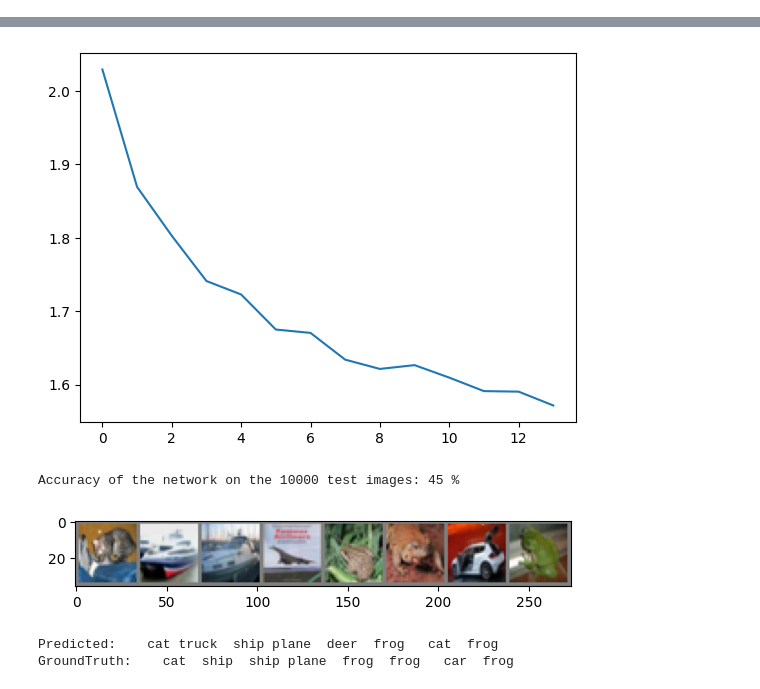
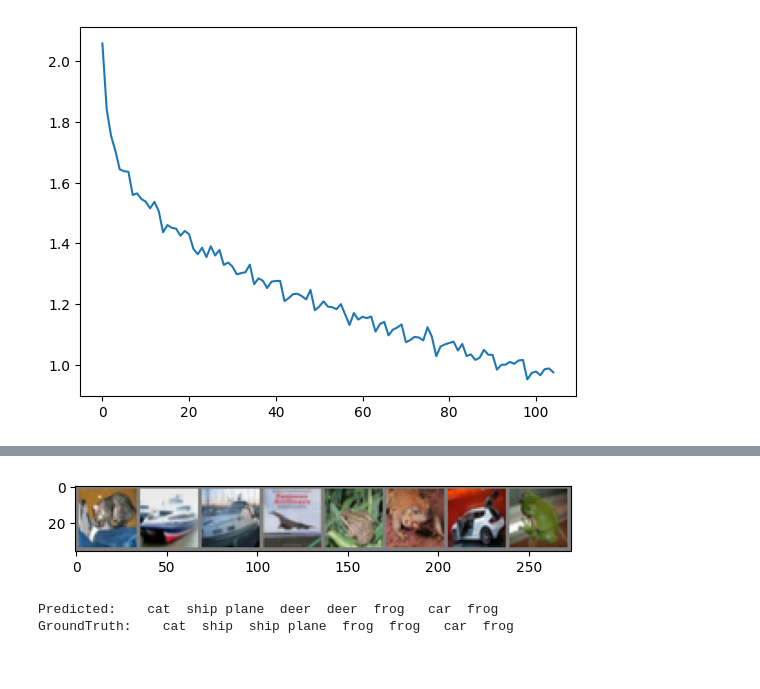
Before and after one commit to krjohnn/LU-DM-26m, a Jupyter notebook: MD2/CIFARmd2AB.ipynb, the cells around one changed output, grey strips where cells are left out. Drawn from its saved outputs; the diff is of its cells as text; code cells hidden in the pictures.

```diff
--- a/MD2/CIFARmd2AB.ipynb
+++ b/MD2/CIFARmd2AB.ipynb
@@ -33,18 +33,42 @@ class Net1(nn.Module):
 
 # Define a Non-linear Fully-Connected Neural Network with Dropout
 class Net2(nn.Module):
+    # (ADDED: MD2)
     def __init__(self):
         super(Net2, self).__init__()
-        self.fc1 = nn.Linear(3*32*32, 120)
-        self.dropout = nn.Dropout(0.1)
-        self.fc2 = nn.Linear(120, 10)
+        # First layer: 3072 in -> 512 out
+        self.fc1 = nn.Linear(3*32*32, 512)
+        self.dropout1 = nn.Dropout(0.1)
+
+        # Middle layer: 512 in -> 128 out
+        self.fc2 = nn.Linear(512, 128)
+        self.dropout2 = nn.Dropout(0.1)
+
+        # Final output layer: 128 in -> 10 out (for the 10 classes)
+        self.fc3 = nn.Linear(128, 10)
 
     def forward(self, x):
         x = x.view(-1, 3*32*32)
         x = F.relu(self.fc1(x))
-        x = self.dropout(x)
-        x = self.fc2(x)
+        x = self.dropout1(x)
+        x = F.relu(self.fc2(x)) # Activation function for the new middle layer
+        x = self.dropout2(x)
+        x = self.fc3(x)
         return x
+
+    # ----- Original
+    # def __init__(self):
+    #     super(Net2, self).__init__()
+    #     self.fc1 = nn.Linear(3*32*32, 120)
+    #     self.dropout = nn.Dropout(0.1)
+    #     self.fc2 = nn.Linear(120, 10)
+
+    # def forward(self, x):
+    #     x = x.view(-1, 3*32*32)
+    #     x = F.relu(self.fc1(x))
+    #     x = self.dropout(x)
+    #     x = self.fc2(x)
+    #     return x
 
 # Define a Convolutional Neural Network
 class Net3(nn.Module):
@@ -71,7 +95,10 @@ optimizer = optim.AdamW(model.parameters(), lr=0.0001)
 loss_values = []  # List to store loss values
 
 # Train the Network
-for epoch in range(2):  # loop over the dataset multiple times
+
+for epoch in range(15):  # (ADDED: MD2)
+# for epoch in range(2):  # loop over the dataset multiple times
+    model.train() # (ADDED: MD2)
     running_loss = 0.0
     for i, data in enumerate(trainloader, 0):
         inputs, labels = data
@@ -100,6 +127,7 @@ plt.show()
 # Test the Network on the Test Data
 correct = 0
 total = 0
+# model.eval() # (ADD: MD2)
 with torch.no_grad():
     for data in testloader:
         images, labels = data
@@ -131,0 +176 @@ Downloading https://www.cs.toronto.edu/~kriz/cifar-10-python.tar.gz to ./data/ci
+[figure, new version]
@@ -149,5 +178,3 @@ Finished Training
-[figure, old version]
+[figure]
-Accuracy of the network on the 10000 test images: 45 %
+Predicted:    cat  ship plane  deer  deer  frog   car  frog
+GroundTruth:    cat  ship  ship plane  frog  frog   car  frog
-[figure]
-Predicted:    cat truck  ship plane  deer  frog   cat  frog
-GroundTruth:    cat  ship  ship plane  frog  frog   car  frog
```
Also changed, not shown: parts of 4 cells of this notebook.
